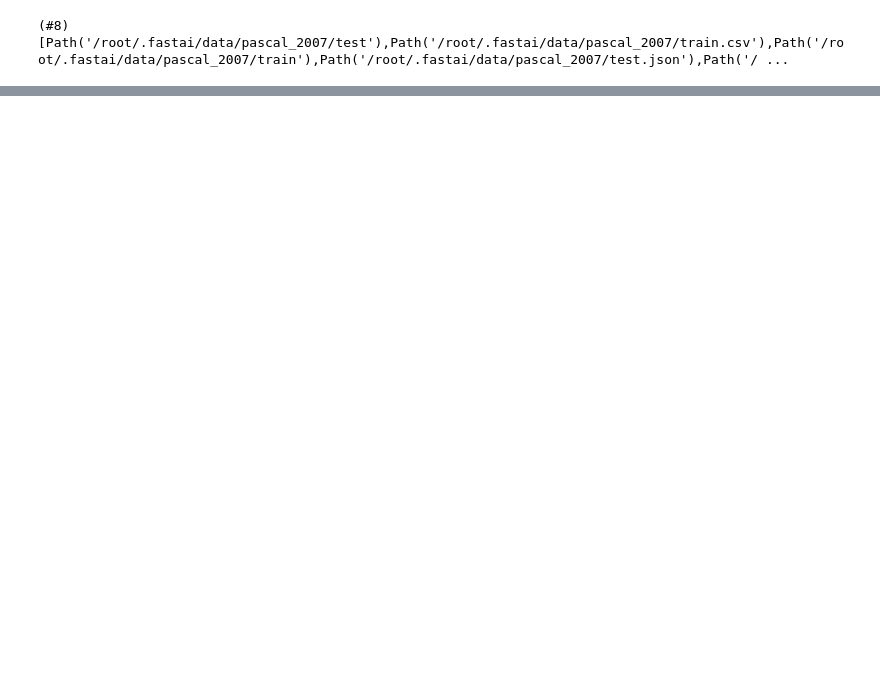
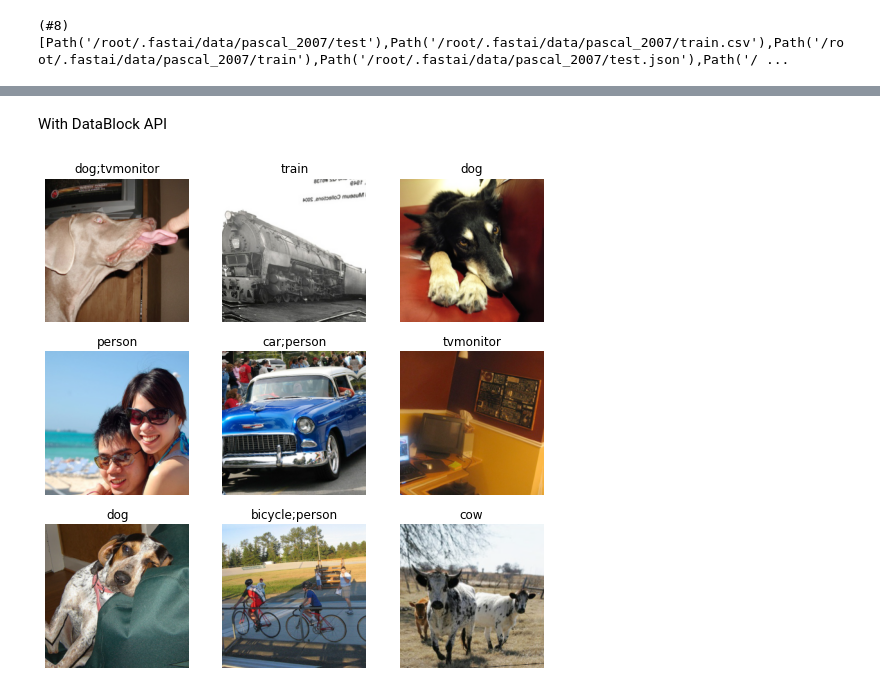
Before and after one commit to kumarUjjawal/deep-learning-with-fastai, a Jupyter notebook: vision/multi_label_classification.ipynb, the cells around one changed output, grey strips where cells are left out. Cells and saved outputs as stored; diff of their text form; code cells hidden in the pictures; blank space fills up the shorter version.

```diff
--- a/vision/multi_label_classification.ipynb
+++ b/vision/multi_label_classification.ipynb
@@ -14,0 +77,15 @@ path.ls()
+# %% [markdown]
+With DataBlock API
+# %%
+pascal = DataBlock(blocks=(ImageBlock, MultiCategoryBlock),
+                   splitter= ColSplitter('is_valid'),
+                   get_x= ColReader('fname', pref=str(path/'train') + os.path.sep),
+                   get_y= ColReader("labels", label_delim=' '),
+                   item_tfms= Resize(460),
+                   batch_tfms= aug_transforms(size=224))
+# %%
+dls = pascal.dataloaders(df)
+# %%
+dls.show_batch()
+# %% [output]
+[figure, added]
```
Also changed, not shown: parts of 10 cells of this notebook.
